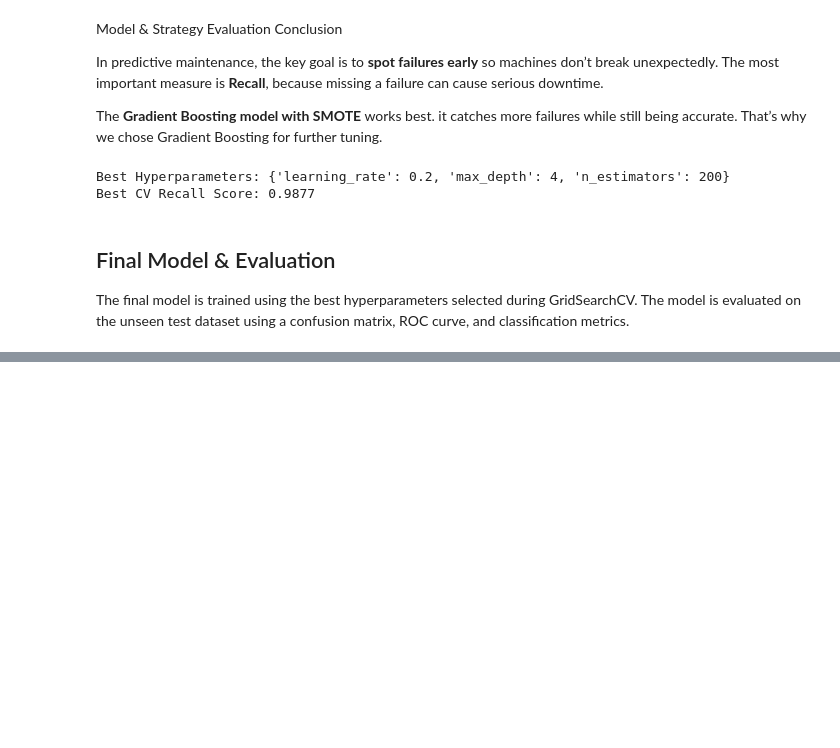
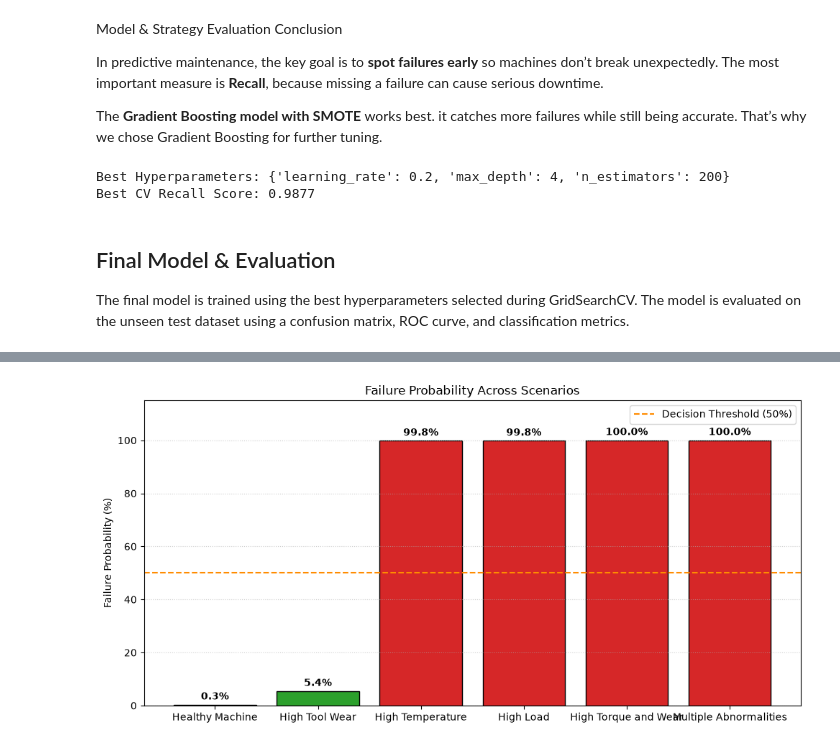
Before and after one commit to chaminduchirantha/predictive-maintenance-rul, a Jupyter notebook: notebooks/ml_final_project.ipynb, the cells around one changed output, grey strips where cells are left out. Cells and saved outputs as stored; diff of their text form; code cells hidden in the pictures; blank space fills up the shorter version.

```diff
--- a/notebooks/ml_final_project.ipynb
+++ b/notebooks/ml_final_project.ipynb
@@ -486,0 +648,62 @@ The following examples demonstrate how the final model behaves for a normal mach
+# %%
+summary_rows = []
+
+for name, sample_df in test_scenarios.items():
+    res = predict_machine_diagnostics(sample_df)
+
+    summary_rows.append({
+        'Scenario': name.split(":", 1)[-1].strip(),
+        'Status': res['Status'],
+        'Failure Probability': f"{res['Failure Probability']:.2%}",
+        'Risk Level': res['Risk Level'],
+        'Primary Cause': res['Possible Causes'][0],
+        'Recommended Action': res['Recommended Actions'][0]
+    })
+
+df_summary = pd.DataFrame(summary_rows)
+display(df_summary)
+
+probs = [
+    predict_machine_diagnostics(df)['Failure Probability'] * 100
+    for df in test_scenarios.values()
+]
+
+labels = [
+    name.split(":", 1)[0].strip()
+    for name in test_scenarios
+]
+
+plt.figure(figsize=(10, 5))
+
+bars = plt.bar(
+    labels,
+    probs,
+    color=['#2ca02c' if p < 50 else '#d62728' for p in probs],
+    edgecolor='black'
+)
+
+plt.axhline(
+    50,
+    color='darkorange',
+    linestyle='--',
+    label='Decision Threshold (50%)'
+)
+
+plt.title('Failure Probability Across Scenarios')
+plt.ylabel('Failure Probability (%)')
+plt.ylim(0, 115)
+plt.grid(axis='y', linestyle=':', alpha=0.6)
+
+for bar, p in zip(bars, probs):
+    plt.text(
+        bar.get_x() + bar.get_width() / 2,
+        p + 2,
+        f'{p:.1f}%',
+        ha='center',
+        fontweight='bold'
+    )
+
+plt.legend()
+plt.tight_layout()
+plt.show()
+# %% [output]
@@ -486,0 +717 @@ The following examples demonstrate how the final model behaves for a normal mach
+[figure, added]
```
Also changed, not shown: parts of 16 cells of this notebook, 1 other file.
